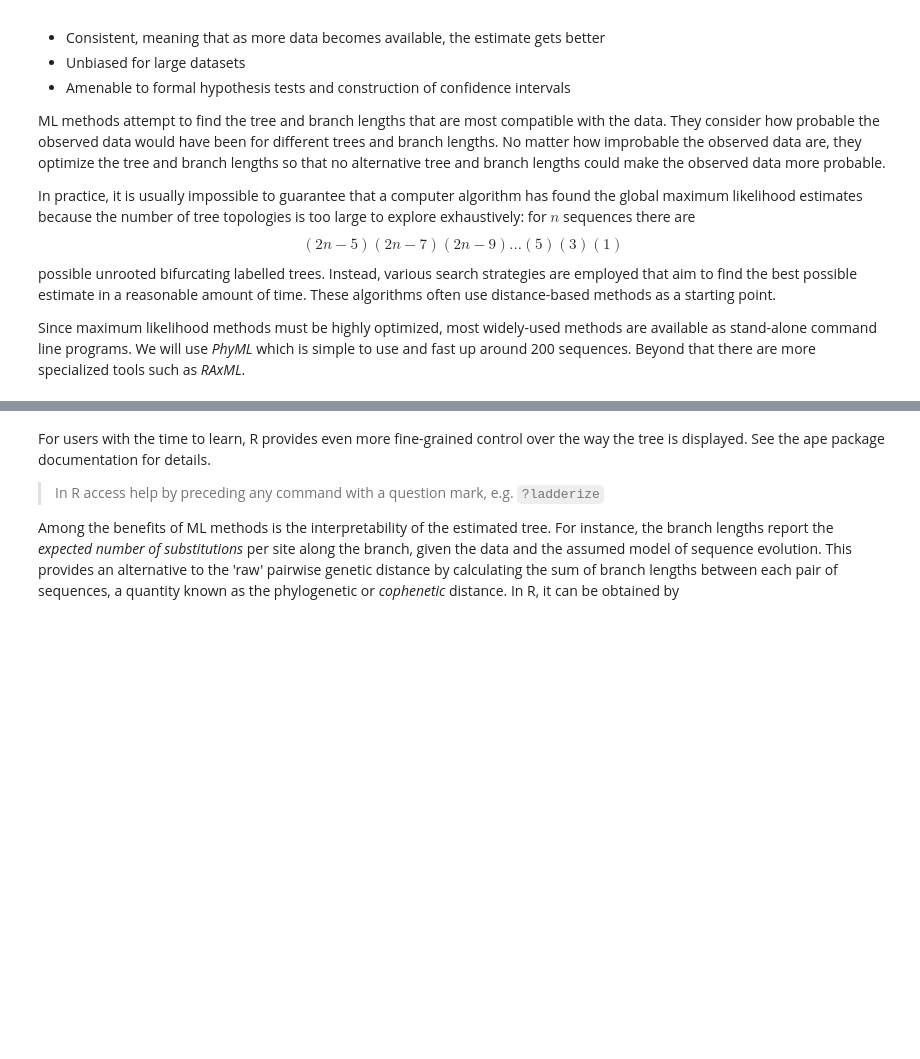
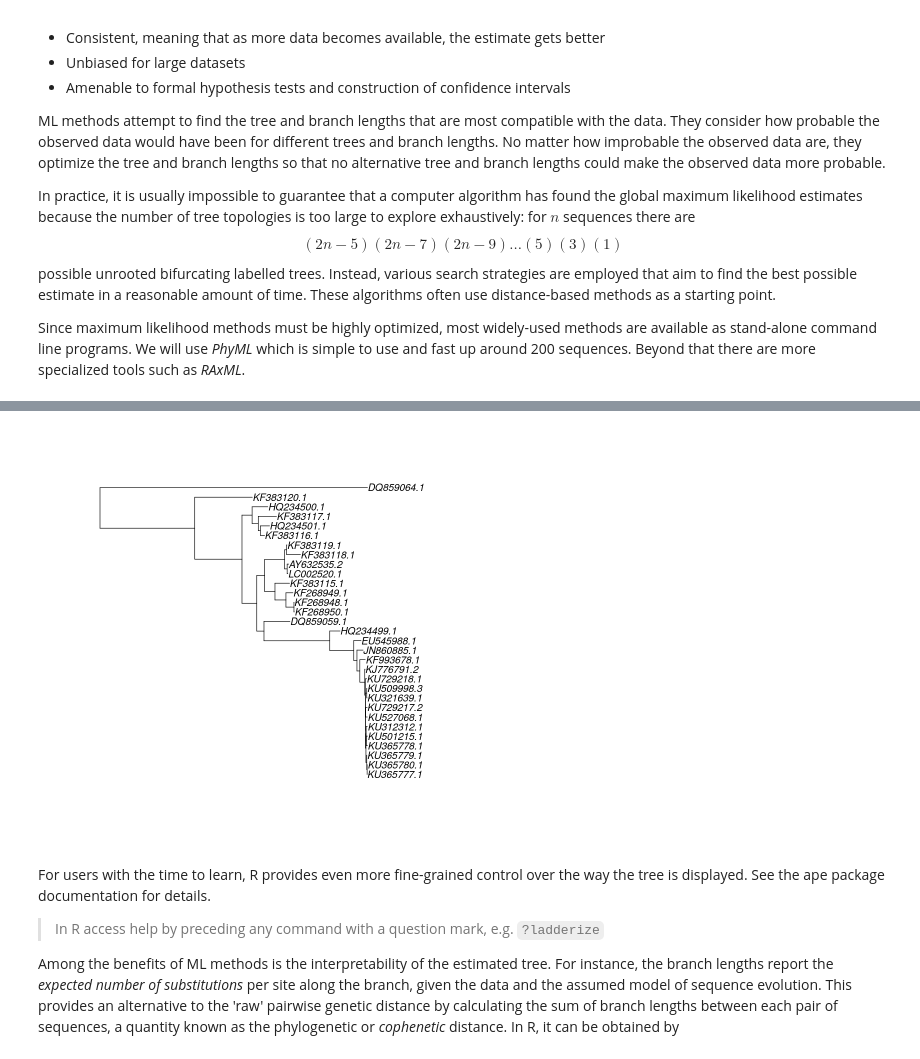
Before and after one commit to danny-wilson/teaching-phylogenetics, a Jupyter notebook: practical/practical.ipynb, the cells around one changed output, grey strips where cells are left out. Cells and saved outputs as stored; diff of their text form; code cells hidden in the pictures; blank space fills up the shorter version.

```diff
--- a/practical/practical.ipynb
+++ b/practical/practical.ipynb
@@ -254,9 +300,11 @@ Figtree has a flexible and intuitive interactive graphical interface that can be
 # %%
 require(phangorn)
 ml.tree = ladderize(midpoint(read.tree("genomes.relab.phylip_phyml_tree.txt")))
-plot(ml.tree)
+par(bg="white"); plot(ml.tree)
 #Output the midpoint rooted version for later use
 write.tree(ml.tree,"genomes.midpoint.tree.txt")
+# %% [output]
+[figure, added]
 # %% [markdown]
 For users with the time to learn, R provides even more fine-grained control over the way the tree is displayed. See the ape package documentation for details.
 
```
Also changed, not shown: parts of 32 cells of this notebook.
